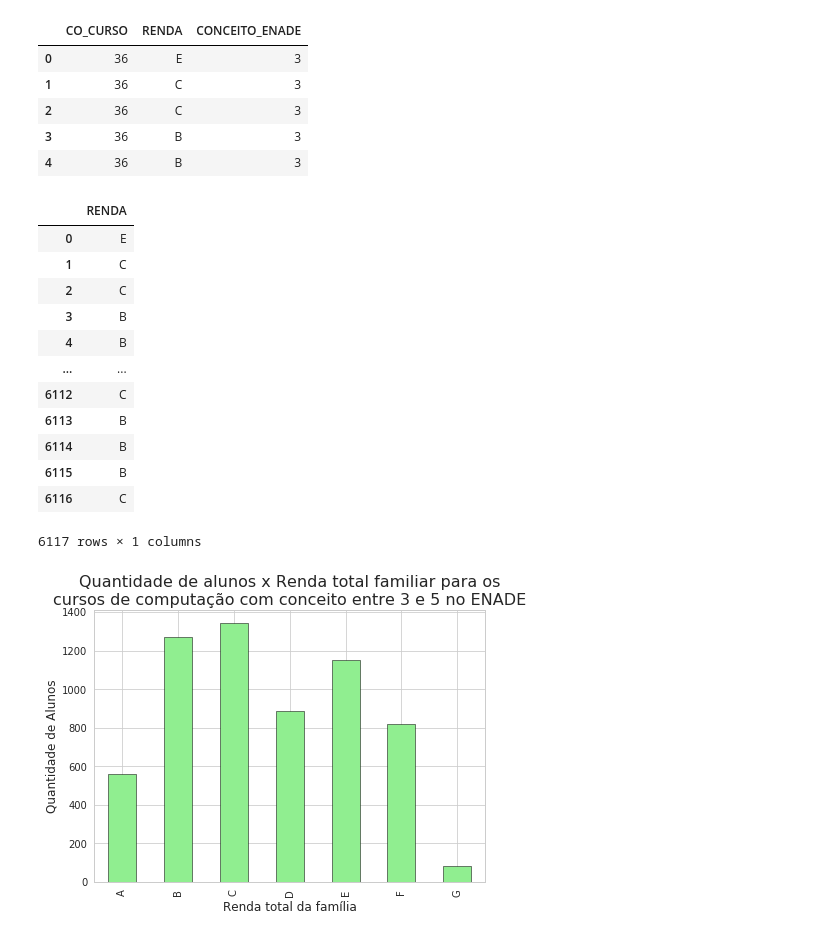
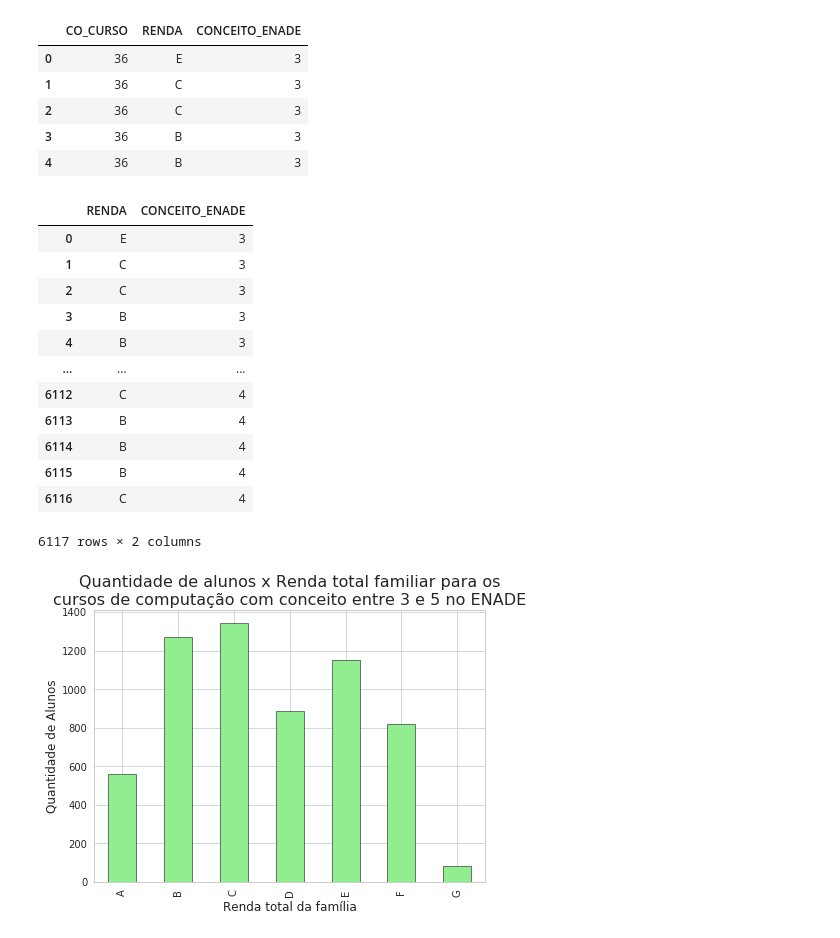
Before and after one commit to mateusqc/MC_2019.2, a Jupyter notebook: questao4.ipynb, the cells around one changed output. Cells and saved outputs as stored; diff of their text form; code cells hidden in the pictures.

```diff
--- a/questao4.ipynb
+++ b/questao4.ipynb
@@ -55,22 +55,22 @@ enade_renda.head()
 # %%
 lista_conceitos = ['3', '4', '5']
 # resultados_enade_ies_tudo = resultados_enade_tudo[resultados_enade_tudo['Sigla da IES'].isin(siglas_ies)]
-enade_renda_filtrado = enade_renda[enade_renda['CONCEITO_ENADE'].isin(lista_conceitos)].reset_index().filter(['RENDA'])
+enade_renda_filtrado = enade_renda[enade_renda['CONCEITO_ENADE'].isin(lista_conceitos)].reset_index().filter(['RENDA', 'CONCEITO_ENADE'])
 enade_renda_filtrado
 # %% [output]
-|  | RENDA |
-| 0 | E |
-| 1 | C |
-| 2 | C |
-| 3 | B |
-| 4 | B |
-| ... | ... |
-| 6112 | C |
-| 6113 | B |
-| 6114 | B |
-| 6115 | B |
-| 6116 | C |
+|  | RENDA | CONCEITO_ENADE |
+| 0 | E | 3 |
+| 1 | C | 3 |
+| 2 | C | 3 |
+| 3 | B | 3 |
+| 4 | B | 3 |
+| ... | ... | ... |
+| 6112 | C | 4 |
+| 6113 | B | 4 |
+| 6114 | B | 4 |
+| 6115 | B | 4 |
+| 6116 | C | 4 |
-6117 rows × 1 columns
+6117 rows × 2 columns
 # %%
 fig, gph = plt.subplots(figsize=(7,5))
 gph = enade_renda_filtrado['RENDA'].value_counts().sort_index().plot(kind='bar', color='lightgreen', edgecolor='black')
```
